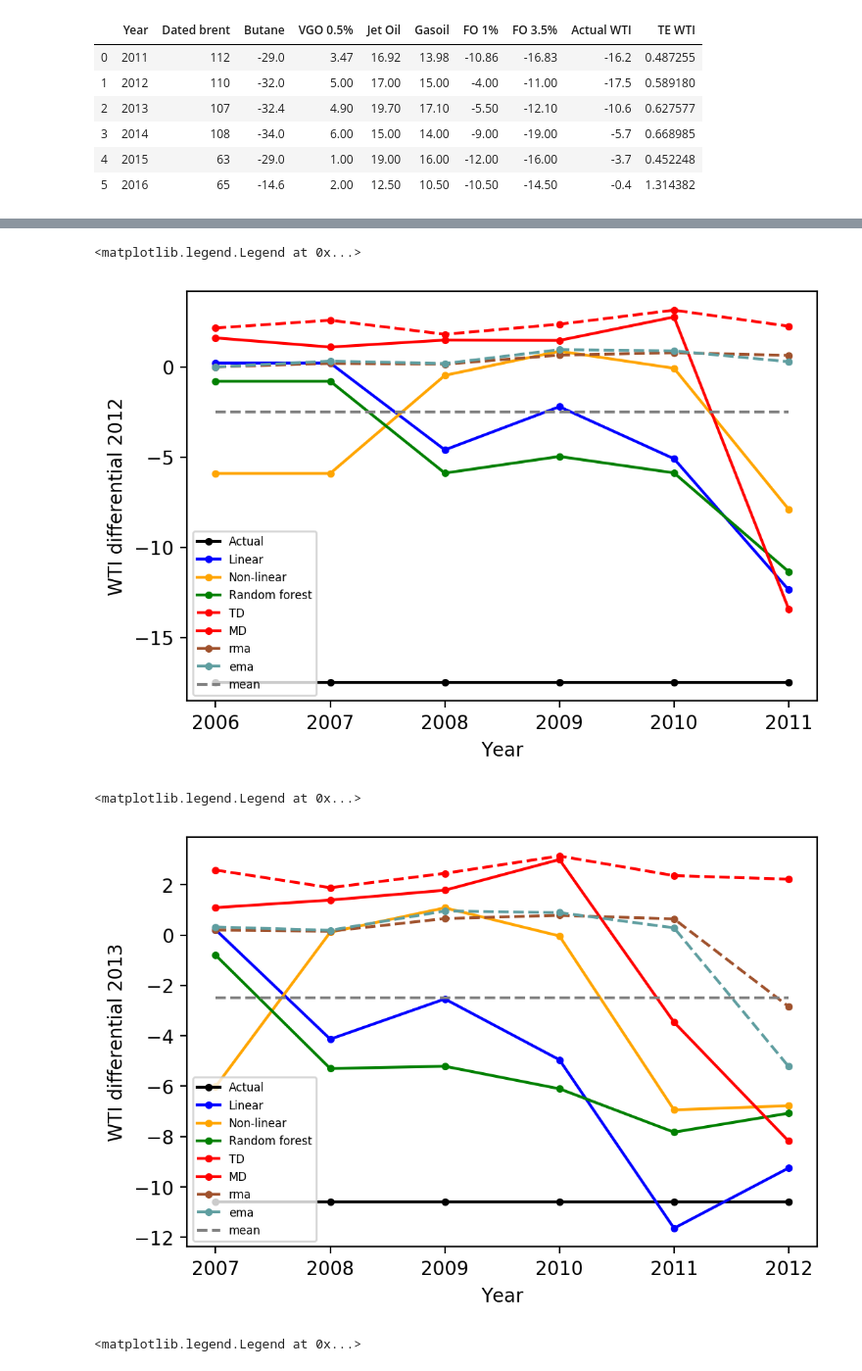
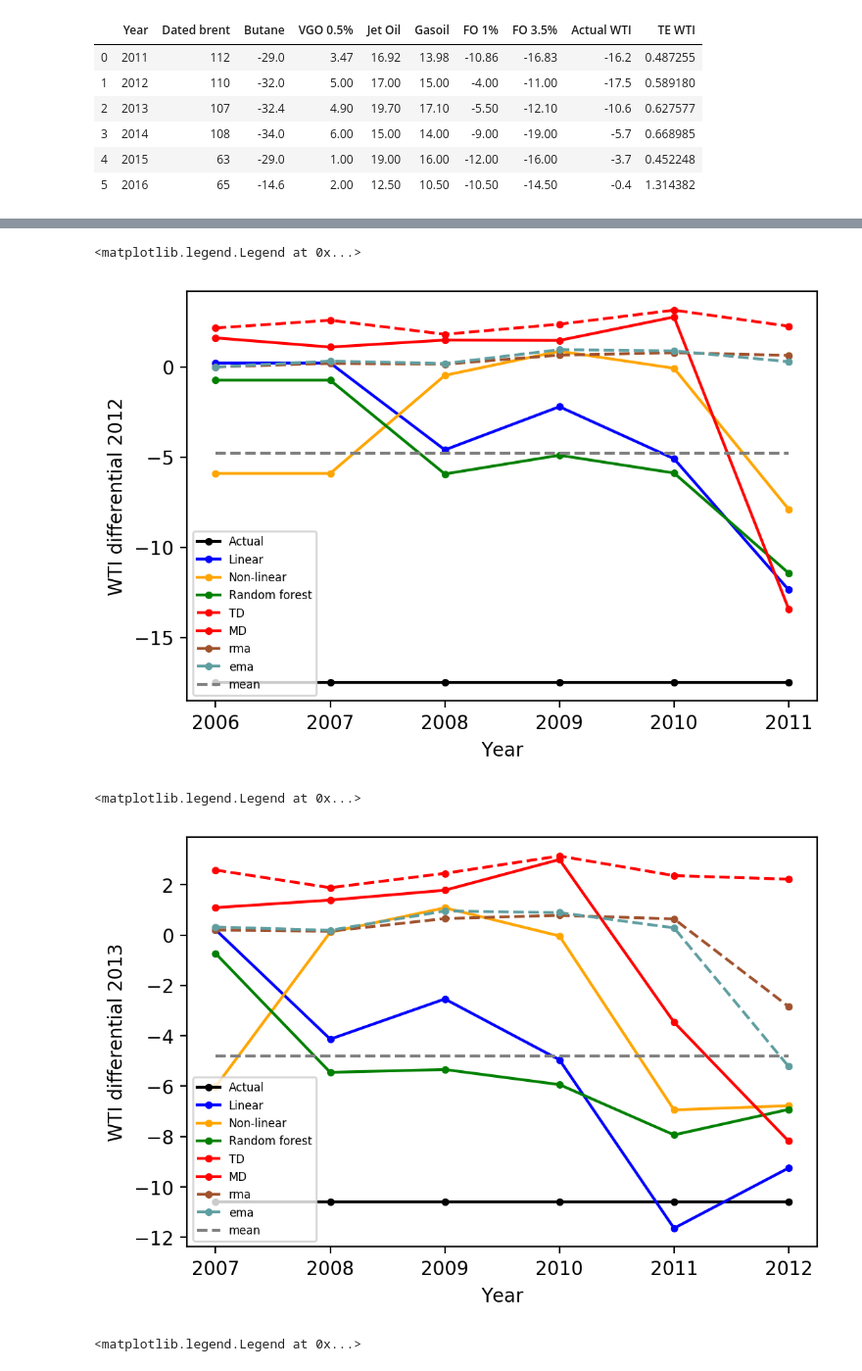
Before and after one commit to kaibawong/differential, a Jupyter notebook: WTI_pred.ipynb, the cells around one changed output, grey strips where cells are left out. Shown at 98% size. Drawn from its saved outputs; the diff is of its cells as text; code cells hidden in the pictures.

```diff
--- a/WTI_pred.ipynb
+++ b/WTI_pred.ipynb
@@ -63,6 +63,6 @@ ema
 # %%
-rma=[combi[combi['df']=='2008-01-01']['rma60'].values,combi[combi['df']=='2009-01-01']['rma60'].values   \
-     ,combi[combi['df']=='2010-01-01']['rma60'].values,combi[combi['df']=='2011-01-01']['rma60'].values  \
-     ,combi[combi['df']=='2012-01-01']['rma60'].values,combi[combi['df']=='2013-01-01']['rma60'].values]
+rma=[combi[combi['df']=='2007-01-01']['rma60'].values,combi[combi['df']=='2008-01-01']['rma60'].values   \
+     ,combi[combi['df']=='2009-01-01']['rma60'].values,combi[combi['df']=='2010-01-01']['rma60'].values  \
+     ,combi[combi['df']=='2011-01-01']['rma60'].values,combi[combi['df']=='2012-01-01']['rma60'].values]
 rma
 # %% [output]
@@ -87,9 +87,9 @@ predictions = model.predict(X)
 print_model = model.summary()
 print(print_model)
 
-DB= I_2011["Pred brent 2014"]
-Bu= I_2011["Pred Butane 2014"]
-VGO05= I_2011["Pred VGO 0.5% 2014"]
+DB= I_2011["Pred brent 2013"]
+Bu= I_2011["Pred Butane 2013"]
+VGO05= I_2011["Pred VGO 0.5% 2013"]
 linear_WTI=regr.intercept_+ regr.coef_[0]*DB + regr.coef_[1]*Bu + regr.coef_[2]*VGO05
 print(linear_WTI)
 # %% [output]
@@ -259,33 +259,33 @@ plt.plot(I_2011["Pred Year"],I_2011["TD 2012"],'r.--')
 plt.plot(I_2011["Pred Year"],I_2011["MD 2012"],'r.-')
 plt.plot(I_2011["Pred Year"],rma,'.--',color ='sienna')
 plt.plot(I_2011["Pred Year"],ema,'.--',color ='cadetblue')
-plt.plot([I_2011["Pred Year"].iloc[0],I_2011["Pred Year"].iloc[-1]],[-2.5,-2.5],'--',color='grey')
+plt.plot([I_2011["Pred Year"].iloc[0],I_2011["Pred Year"].iloc[-1]],[-4.8,-4.8],'--',color='grey')
 plt.xlabel('Year')
 plt.ylabel('WTI differential 2012')
 plt.legend(("Actual","Linear","Non-linear","Random forest","TD","MD","rma","ema","mean"))
 # %% [output]
 <matplotlib.legend.Legend at 0x...>
-[figure, old version]
+[figure, new version]
 # %%
 import pylab as plot
 params = {'legend.fontsize': 6,
           'legend.handlelength': 2}
 plot.rcParams.update(params)
 plt.plot(I_2011["Pred Year"],I_2011["Actual 2013"],'k.-')
 plt.plot(I_2011["Pred Year"],linear_WTI,'b.-')
 plt.plot(I_2011["Pred Year"],nonlinear_WTI,'.-',color ='orange')
 plt.plot(I_2011["Pred Year"],y_pred,'g.-')
 plt.plot(I_2011["Pred Year"],I_2011["TD 2013"],'r.--')
 plt.plot(I_2011["Pred Year"],I_2011["MD 2013"],'r.-')
 plt.plot(I_2011["Pred Year"],rma,'.--',color ='sienna')
 plt.plot(I_2011["Pred Year"],ema,'.--',color ='cadetblue')
-plt.plot([I_2011["Pred Year"].iloc[0],I_2011["Pred Year"].iloc[-1]],[-2.5,-2.5],'--',color='grey')
+plt.plot([I_2011["Pred Year"].iloc[0],I_2011["Pred Year"].iloc[-1]],[-4.8,-4.8],'--',color='grey')
 plt.xlabel('Year')
 plt.ylabel('WTI differential 2013')
 plt.legend(("Actual","Linear","Non-linear","Random forest","TD","MD","rma","ema","mean"))
 # %% [output]
 <matplotlib.legend.Legend at 0x...>
-[figure, old version]
+[figure, new version]
 # %%
 import pylab as plot
 params = {'legend.fontsize': 6,
```
Also changed, not shown: parts of 8 cells of this notebook, 3 other files.
